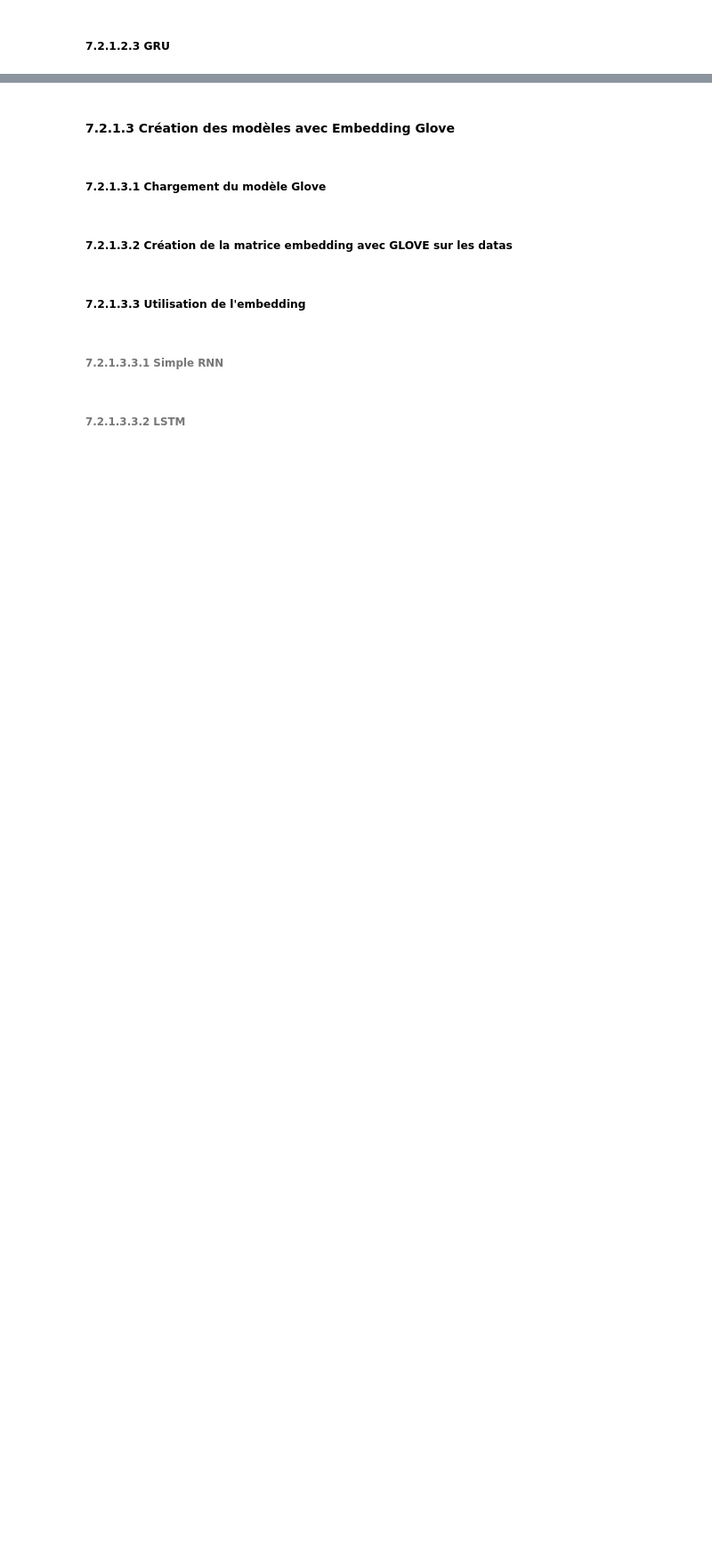
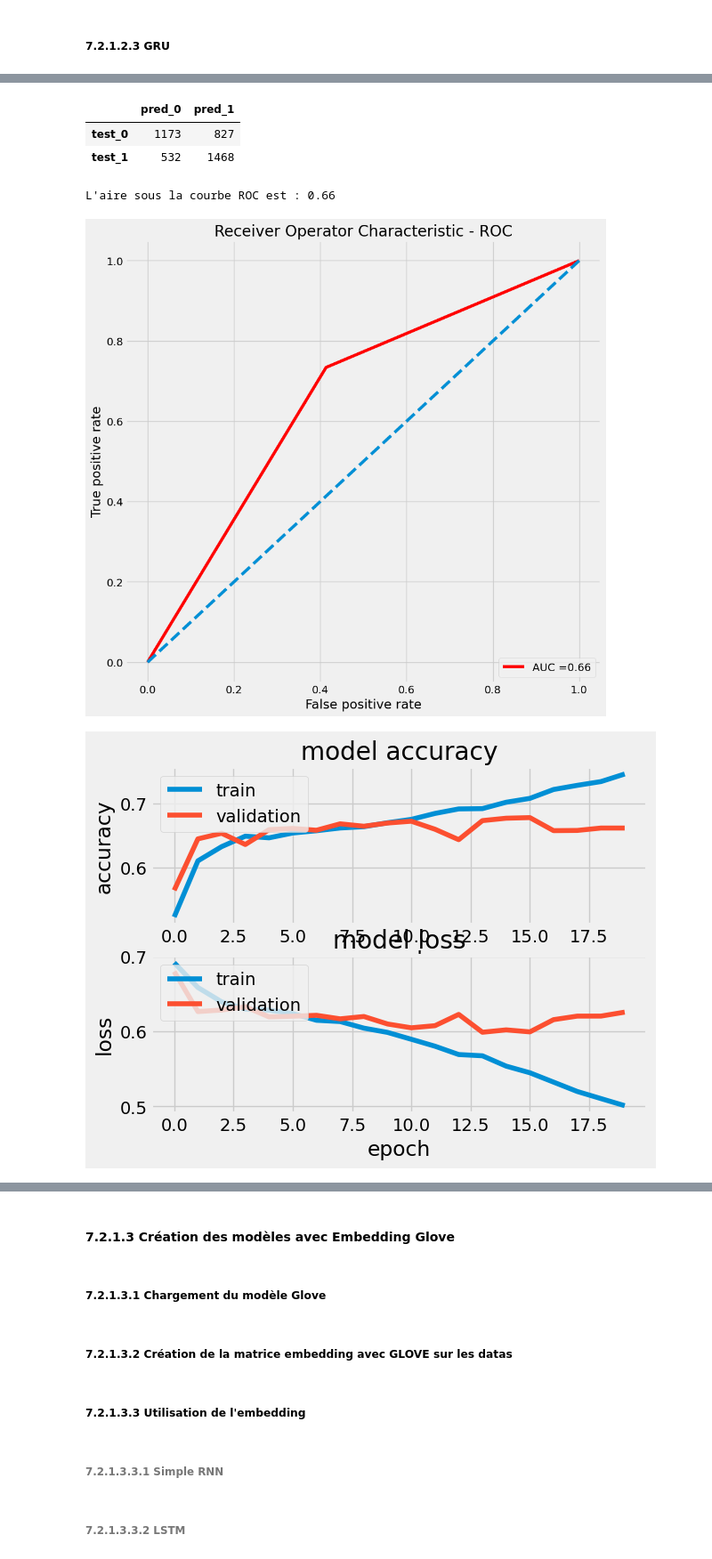
Before and after one commit to IAnthonyRenard/SentimentsClassification, a Jupyter notebook: Renard_Anthony_2_scripts_042023.ipynb, the cells around one changed output, grey strips where cells are left out. Shown at 89% size. Cells and saved outputs as stored; diff of their text form; code cells hidden in the pictures; blank space fills up the shorter version.

```diff
--- a/Renard_Anthony_2_scripts_042023.ipynb
+++ b/Renard_Anthony_2_scripts_042023.ipynb
@@ -2396,3 +2572,6 @@ predictions = model_gru.predict(test_X)
 predictions = predictions.argmax(axis=1)
 
 score_rnn(predictions, test_y, history)
+
+model_rnn_simple.save('modeles/model_gru_ss_emb.h5')
+# %% [output]
@@ -2398,0 +2609,6 @@ score_rnn(predictions, test_y, history)
+|  | pred_0 | pred_1 |
+| test_0 | 1173 | 827 |
+| test_1 | 532 | 1468 |
+L'aire sous la courbe ROC est : 0.66
+[figure, added]
+[figure, added]
```
Also changed, not shown: parts of 33 cells of this notebook.
